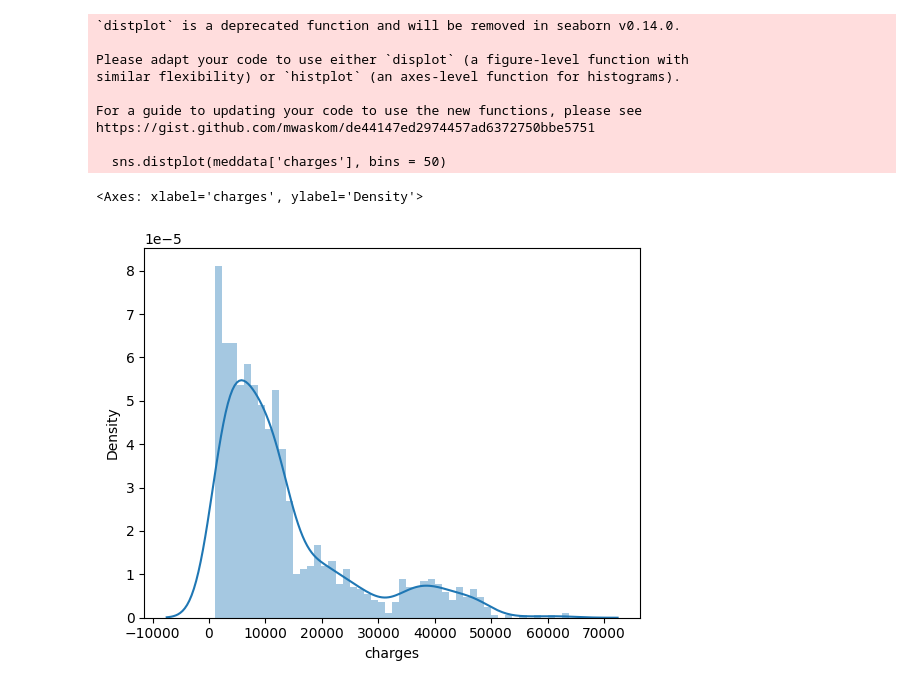
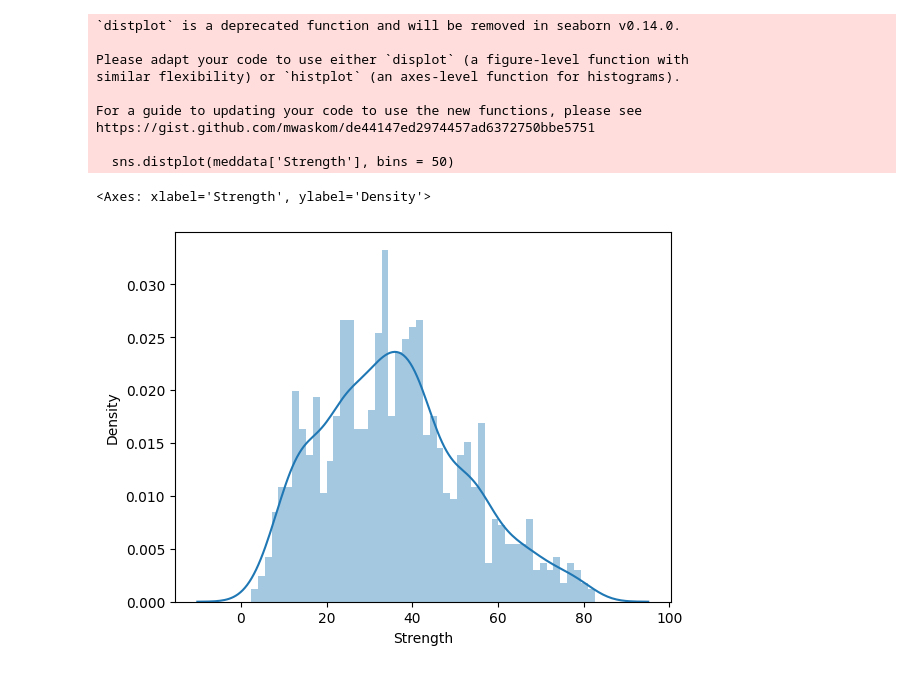
Before and after one commit to gaurav-aws/AIBOOTCAMP2026, a Jupyter notebook: Day11/Regression/regression-assinment.ipynb, the cells around one changed output. Saved outputs shown, nothing was run; the diff lists cells and outputs as text; code cells hidden in the pictures.

```diff
--- a/Day11/Regression/regression-assinment.ipynb
+++ b/Day11/Regression/regression-assinment.ipynb
@@ -4,6 +4,6 @@ import numpy as np
 import matplotlib.pyplot as plt
 import seaborn as sns
 # %%
-meddata = pd.read_csv("Insurance.csv")
+meddata = pd.read_csv("https://raw.githubusercontent.com/shailooz/AIBOOTCAMP2026/main/Day11/concrete_data.csv")
 meddata.head()
 # %% [output]
@@ -38,14 +38,14 @@ sns.boxplot(x= 'sex', y='charges', hue='smoker', data = meddata)
 # %%
-sns.distplot(meddata['charges'], bins = 50)
+sns.distplot(meddata['Strength'], bins = 50)
 # %% [output]
 `distplot` is a deprecated function and will be removed in seaborn v0.14.0.
 
 Please adapt your code to use either `displot` (a figure-level function with
 similar flexibility) or `histplot` (an axes-level function for histograms).
 
 For a guide to updating your code to use the new functions, please see
 https://gist.github.com/mwaskom/de44147ed2974457ad6372750bbe5751
 
-  sns.distplot(meddata['charges'], bins = 50)
+  sns.distplot(meddata['Strength'], bins = 50)
-<Axes: xlabel='charges', ylabel='Density'>
+<Axes: xlabel='Strength', ylabel='Density'>
-[figure, old version]
+[figure, new version]
```
Also changed, not shown: parts of 17 cells of this notebook.
